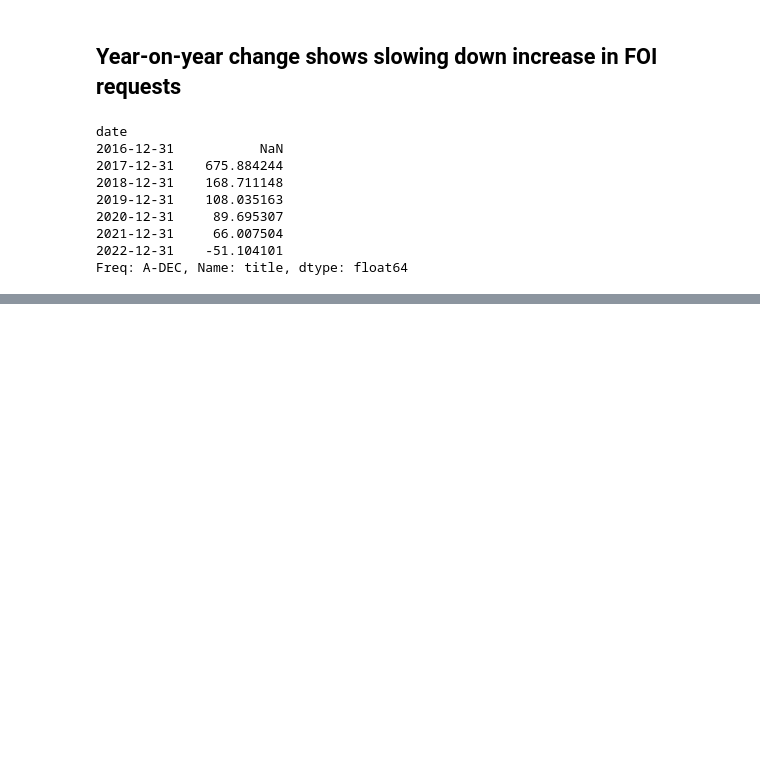
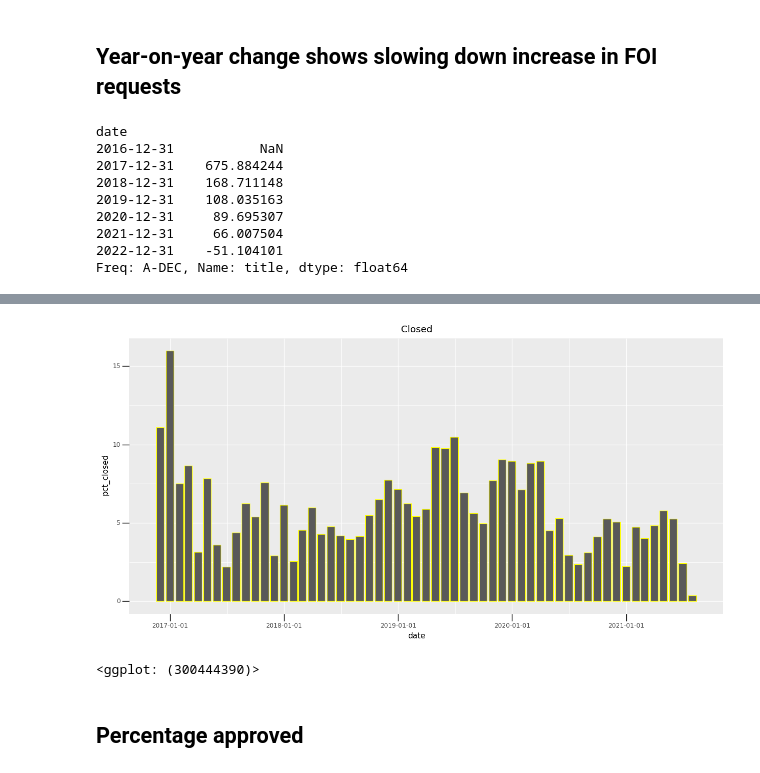
Before and after one commit to pmagtulis/foi-analysis, a Jupyter notebook: foi-analysis.ipynb, the cells around one changed output, grey strips where cells are left out. Drawn from its saved outputs; the diff is of its cells as text; code cells hidden in the pictures; blank space fills up the shorter version.

```diff
--- a/foi-analysis.ipynb
+++ b/foi-analysis.ipynb
@@ -454,5 +541,6 @@ month_query.tail()
 # %%
-df.resample('M', on='date').title.count().sort_values(ascending=False).head(10)
+month_query = df.resample('M', on='date').title.count().sort_values(ascending=False)
+month_query.head(10)
 #Largest number of FOI requests recorded in February 2022.
 # %% [output]
 date
@@ -584,0 +629,4 @@ df[df.status=="DENIED"].resample('D', on='date').agency.count().mean()
+# %%
+closed = df[df.status=='CLOSED'].resample('M', on='date').agency.count().to_frame().reset_index()
+close = closed.merge(month_query, how='inner', on='date') #merge closed df with year_query
+close.columns= ['date', 'closures', 'total_requests'] #rename columns
@@ -584,0 +652,12 @@ df[df.status=="DENIED"].resample('D', on='date').agency.count().mean()
+# %%
+(
+    ggplot(close, aes(x="date", y="pct_closed")) +
+    geom_col(color="yellow", stat='identity') +
+    theme(figure_size=(15,7), axis_ticks_length=10) +
+    labs(title="Closed")
+)
+# %% [output]
+[figure, added]
+<ggplot: (300444390)>
+# %% [markdown]
+## Percentage approved
```
Also changed, not shown: parts of 45 cells of this notebook.
